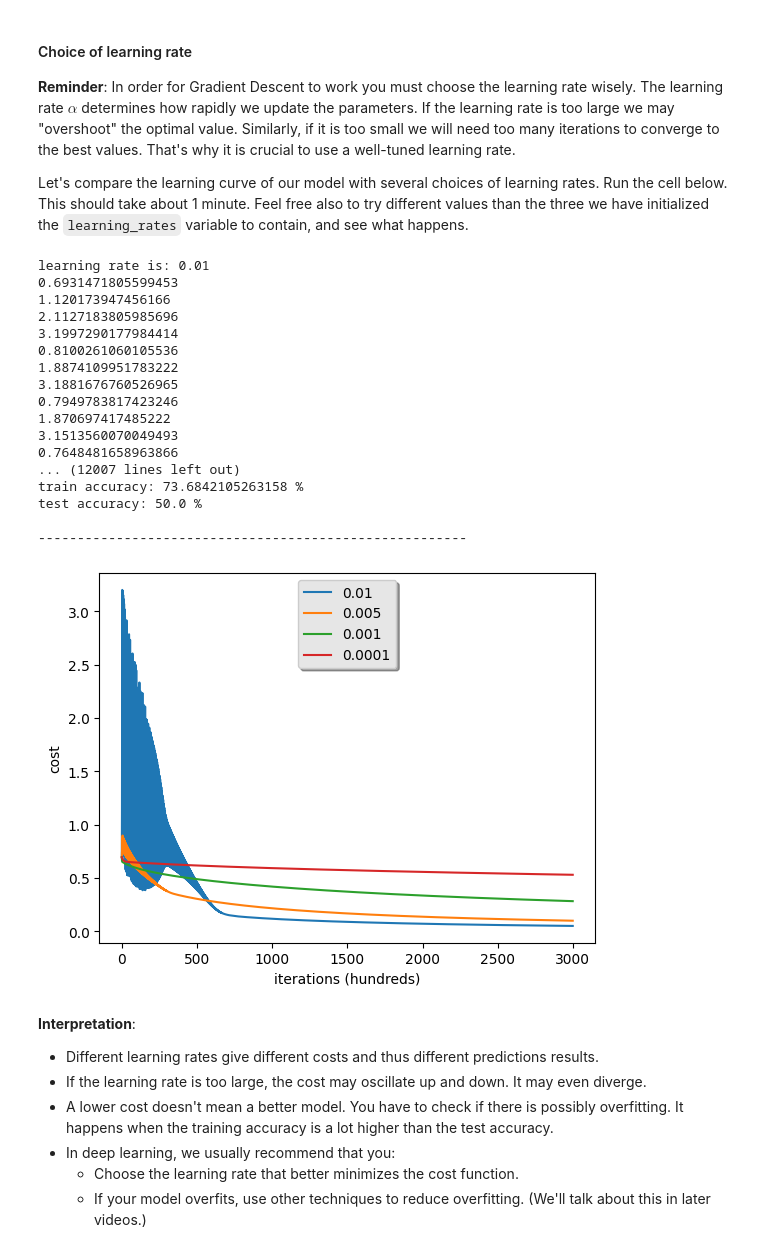
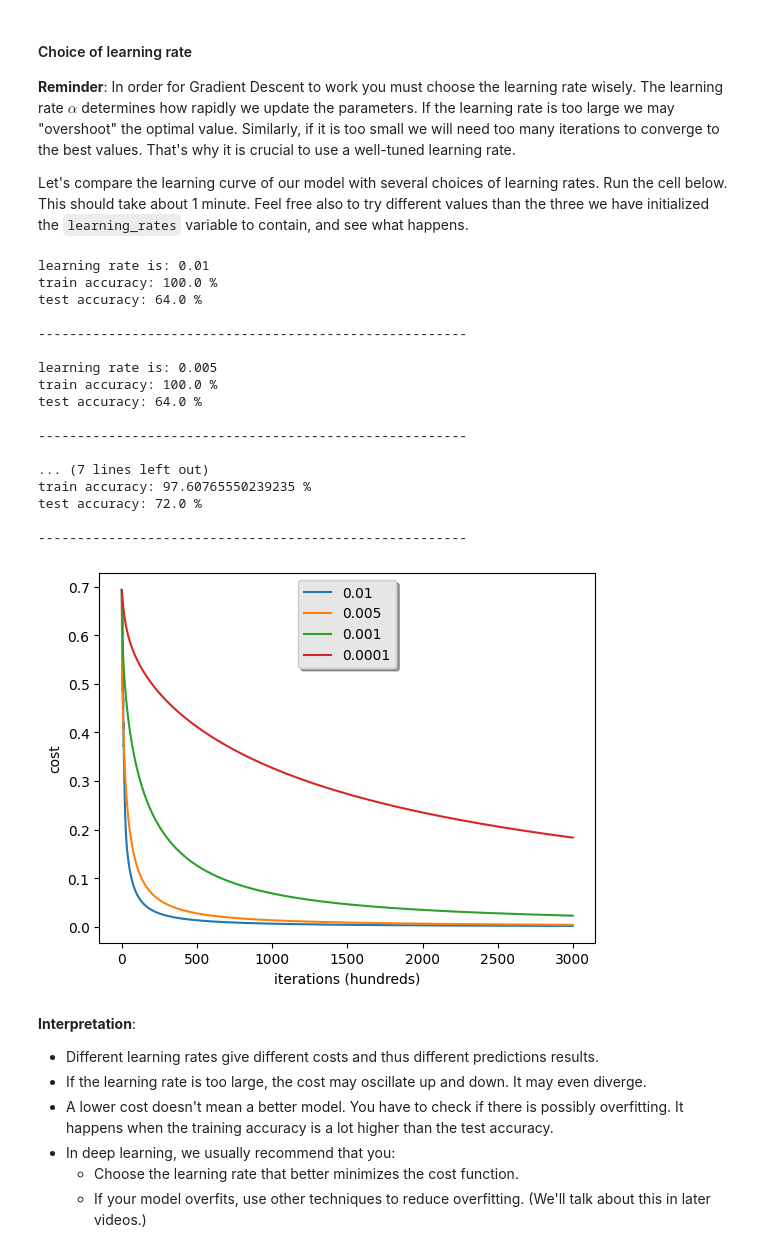
Before and after one commit to LukasBenner/MaschineLearningLectureTasks, a Jupyter notebook: Logistic_regression/Logistic_Regression_with_a_Neural_Network_mindset.ipynb, the cells around one changed output. Cells and saved outputs as stored; diff of their text form; code cells hidden in the pictures.

Commit message:
add normalize function

```diff
--- a/Logistic_regression/Logistic_Regression_with_a_Neural_Network_mindset.ipynb
+++ b/Logistic_regression/Logistic_Regression_with_a_Neural_Network_mindset.ipynb
@@ -289,7 +289,7 @@ def initialize_with_zeros(dim):
     ### START CODE HERE ### (≈ 1 line of code)
 
     w = np.zeros((dim,1))
-    b = 0
+    b = 0.0
 
     ### END CODE HERE ###
 
@@ -456,7 +456,7 @@ def optimize(w, b, X, Y, num_iterations, learning_rate, print_cost = False):
       db = grads["db"]
       w = w - learning_rate * dw
       b = b - learning_rate * db
-      if print_cost & it % 100 == 0:
+      if print_cost and it % 100 == 0:
         print(cost)
       costs.append(cost)
 
@@ -705,6 +679,11 @@ You can see the cost decreasing. It shows that the parameters are being learned.
 ## 6 - Further analysis ##
 
 Congratulations on building your first image classification model. Let's analyze it further, and examine possible choices for the learning rate $\alpha$.
+# %%
+def normalize_data(X):
+    mean = np.mean(X, axis=0)
+    std = np.std(X, axis=0)
+    return (X-mean) / std
 # %% [markdown]
 #### Choice of learning rate ####
 
@@ -715,40 +694,42 @@ Let's compare the learning curve of our model with several choices of learning r
 # %%
 learning_rates = [0.01, 0.005, 0.001, 0.0001]
 models = {}
 for i in learning_rates:
     print ("learning rate is: " + str(i))
+    train_set_x = normalize_data(train_set_x)
+    test_set_x = normalize_data(test_set_x)
     models[str(i)] = model(train_set_x, train_set_y, test_set_x, test_set_y, num_iterations = 3000, learning_rate = i, print_cost = False)
     print ('\n' + "-------------------------------------------------------" + '\n')
 
 for i in learning_rates:
     plt.plot(models[str(i)]["costs"], label= str(models[str(i)]["learning_rate"]))
 
 plt.ylabel('cost')
 plt.xlabel('iterations (hundreds)')
 
 legend = plt.legend(loc='upper center', shadow=True)
 frame = legend.get_frame()
 frame.set_facecolor('0.90')
 plt.show()
 # %% [output]
 learning rate is: 0.01
-0.6931471805599453
-1.120173947456166
-2.1127183805985696
-3.1997290177984414
-0.8100261060105536
-1.8874109951783222
-3.1881676760526965
-0.7949783817423246
-1.870697417485222
-3.1513560070049493
-0.7648481658963866
-... (12007 lines left out)
-train accuracy: 73.6842105263158 %
-test accuracy: 50.0 %
+train accuracy: 100.0 %
+test accuracy: 64.0 %
 
 -------------------------------------------------------
+
+learning rate is: 0.005
+train accuracy: 100.0 %
+test accuracy: 64.0 %
+
+-------------------------------------------------------
+
+... (7 lines left out)
+train accuracy: 97.60765550239235 %
+test accuracy: 72.0 %
+
+-------------------------------------------------------
-[figure, old version]
+[figure, new version]
 # %% [markdown]
 **Interpretation**:
 - Different learning rates give different costs and thus different predictions results.
```
Also changed, not shown: parts of 3 cells of this notebook.
